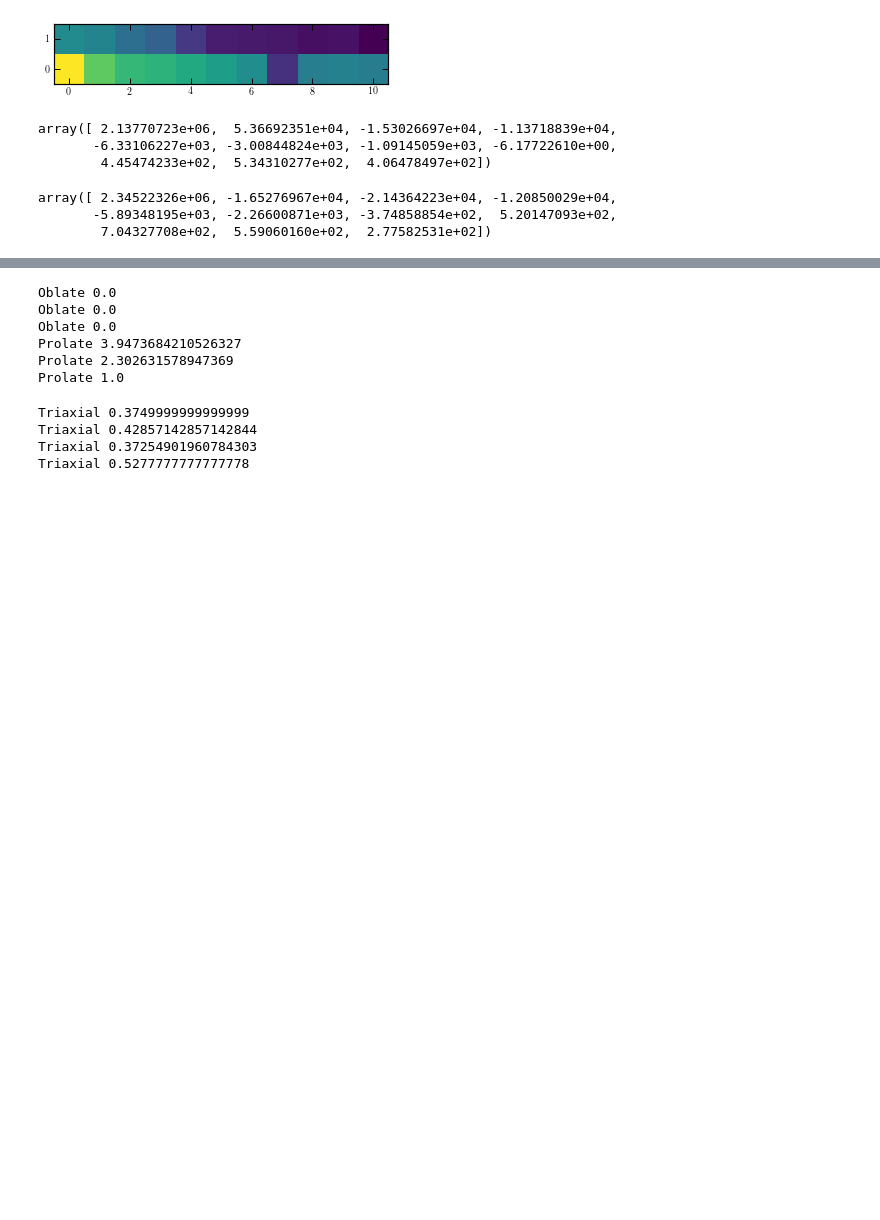
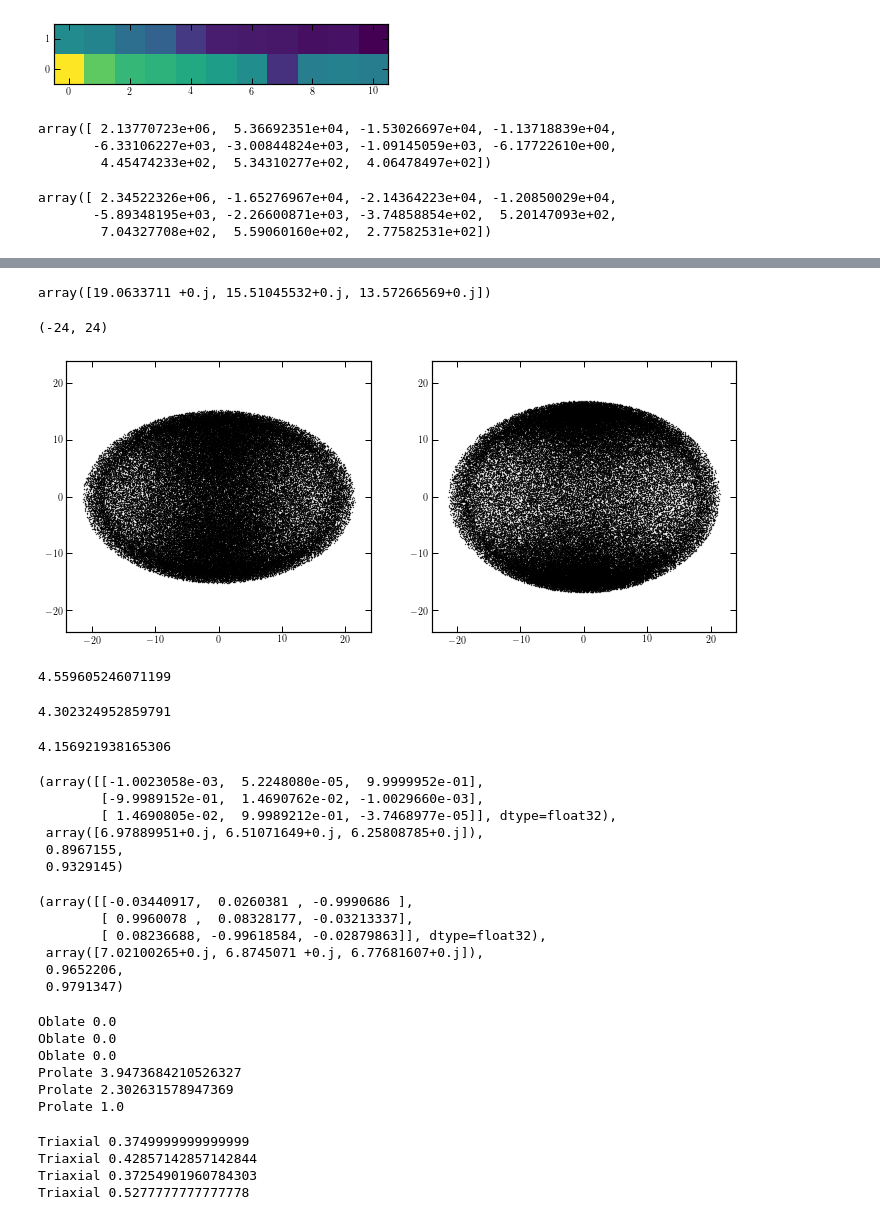
Before and after one commit to jngaravitoc/MW-LMC-SCF, a Jupyter notebook: code/halo_shape/triaxial_halos.ipynb, the cells around one changed output, grey strips where cells are left out. Saved outputs shown, nothing was run; the diff lists cells and outputs as text; code cells hidden in the pictures; blank space fills up the shorter version.

```diff
--- a/code/halo_shape/triaxial_halos.ipynb
+++ b/code/halo_shape/triaxial_halos.ipynb
@@ -217,3 +229,49 @@ Oblate 0.0
+# %%
+np.sqrt(3*val/len(pos_shell))
+# %% [output]
+array([19.0633711 +0.j, 15.51045532+0.j, 13.57266569+0.j])
+# %%
+fig, ax = subplots(1, 2, figsize=(12, 5))
+ax[0].scatter(pos_shell[:,0], pos_shell[:,2], c='k', s=0.1)
+ax[0].set_xlim(-24, 24)
+ax[0].set_ylim(-24, 24)
+
+ax[1].scatter(pos_shell[:,0], pos_shell[:,1], c='k', s=0.1)
+ax[1].set_xlim(-24, 24)
+ax[1].set_ylim(-24, 24)
+# %% [output]
+(-24, 24)
+[figure, added]
+# %%
+np.sqrt(3*6.93)
+# %% [output]
+4.559605246071199
+# %%
+np.sqrt(3*6.17)
+# %% [output]
+4.302324952859791
+# %%
+np.sqrt(5.76*3)
+# %% [output]
+4.156921938165306
+# %%
+shapes.iterate_shell(xyz_s2, 7, 2, 1E-4)
+# %% [output]
+(array([[-1.0023058e-03,  5.2248080e-05,  9.9999952e-01],
+        [-9.9989152e-01,  1.4690762e-02, -1.0029660e-03],
+        [ 1.4690805e-02,  9.9989212e-01, -3.7468977e-05]], dtype=float32),
+ array([6.97889951+0.j, 6.51071649+0.j, 6.25808785+0.j]),
+ 0.8967155,
+ 0.9329145)
+# %%
+shapes.iterate_shell(xyz_s3, 7, 2, 1E-4)
+# %% [output]
+(array([[-0.03440917,  0.0260381 , -0.9990686 ],
+        [ 0.9960078 ,  0.08328177, -0.03213337],
+        [ 0.08236688, -0.99618584, -0.02879863]], dtype=float32),
+ array([7.02100265+0.j, 6.8745071 +0.j, 6.77681607+0.j]),
+ 0.9652206,
+ 0.9791347)
 # %%
 xyz_s1 = asana_halo(xyz, 0.5, 1)
 xyz_s2 = asana_halo(xyz, 0.75, 1)
```
Also changed, not shown: parts of 18 cells of this notebook.
